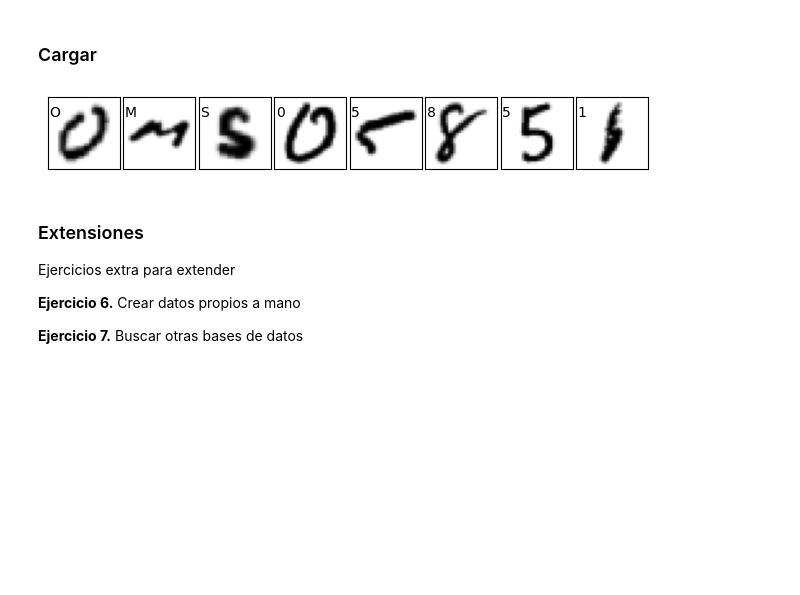
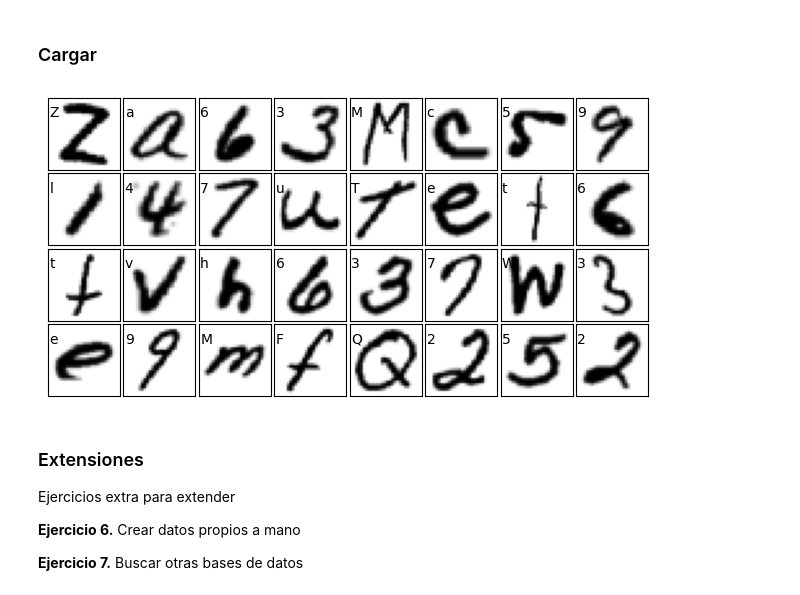
Before and after one commit to zusmoshijiku/proyecto-ingemat, a Jupyter notebook: main.ipynb, the cells around one changed output. Saved outputs shown, nothing was run; the diff lists cells and outputs as text; code cells hidden in the pictures; blank space fills up the shorter version.

```diff
--- a/main.ipynb
+++ b/main.ipynb
@@ -394,15 +421,15 @@ np.savetxt('./csv/merge_test_im.csv', merge_test_im, delimiter=',')
 
 # 107 min
 # %%
-aux10 = list(rmerge_test_lb)
-del aux10[:8]
+# aux10 = list(rmerge_test_lb)
+# del aux10[:8]
 
-merge_test_lb = []
-for i in range(116_323):
-    im = aux10[i]
-    merge_test_lb.append(np.array(im))
+# merge_test_lb = []
+# for i in range(116_323):
+#     im = aux10[i]
+#     merge_test_lb.append(np.array(im))
 
-np.savetxt('./csv/merge_test_lb.csv', merge_test_lb, delimiter=',')
+# np.savetxt('./csv/merge_test_lb.csv', merge_test_lb, delimiter=',')
 # %%
 aux11 = list(rmerge_train_im)
 del aux11[:16]
@@ -560,0 +578,5 @@ merge_train_lb = np.loadtxt('./csv/merge_train_lb.csv', delimiter=',')
+# %%
+class_test_im = np.loadtxt('./csv/class_test_im.csv', delimiter=',')
+class_test_lb = np.loadtxt('./csv/class_test_lb.csv', delimiter=',')
+class_train_im = np.array(pd.read_csv('./csv/class_train_im.csv', header=None))
+class_train_lb = np.loadtxt('./csv/class_train_lb.csv', delimiter=',')
@@ -579,18 +606,18 @@ class_mapa = {
 # %%
 fig = plt.figure(figsize=(6, 6))  # figure size in inches
 fig.subplots_adjust(left=0, right=1, bottom=0, top=1, hspace=0.05, wspace=0.05)
 
-imagenes = [bal_test_im, bal_train_im, class_test_im, merge_test_im]
-labels = [bal_test_lb, bal_train_lb, class_test_lb, merge_test_lb]
+imagenes = [bal_test_im, bal_train_im, class_train_im]
+labels   = [bal_test_lb, bal_train_lb, class_train_lb]
 
-j = 3
-for i in range(8):
+j = 2
+for i in range(32):
     ax = fig.add_subplot(8, 8, i + 1, xticks=[], yticks=[]) # grid for each number
     ax.imshow(imagenes[j][i].reshape((28, 28)), cmap='gray_r')
     # label the image with the target value
     ax.text(0, 7, class_mapa[labels[j][i]])
 # %% [output]
-[figure, old version]
+[figure, new version]
 # %% [markdown]
 ### Extensiones
 
```
Also changed, not shown: parts of 18 cells of this notebook.
